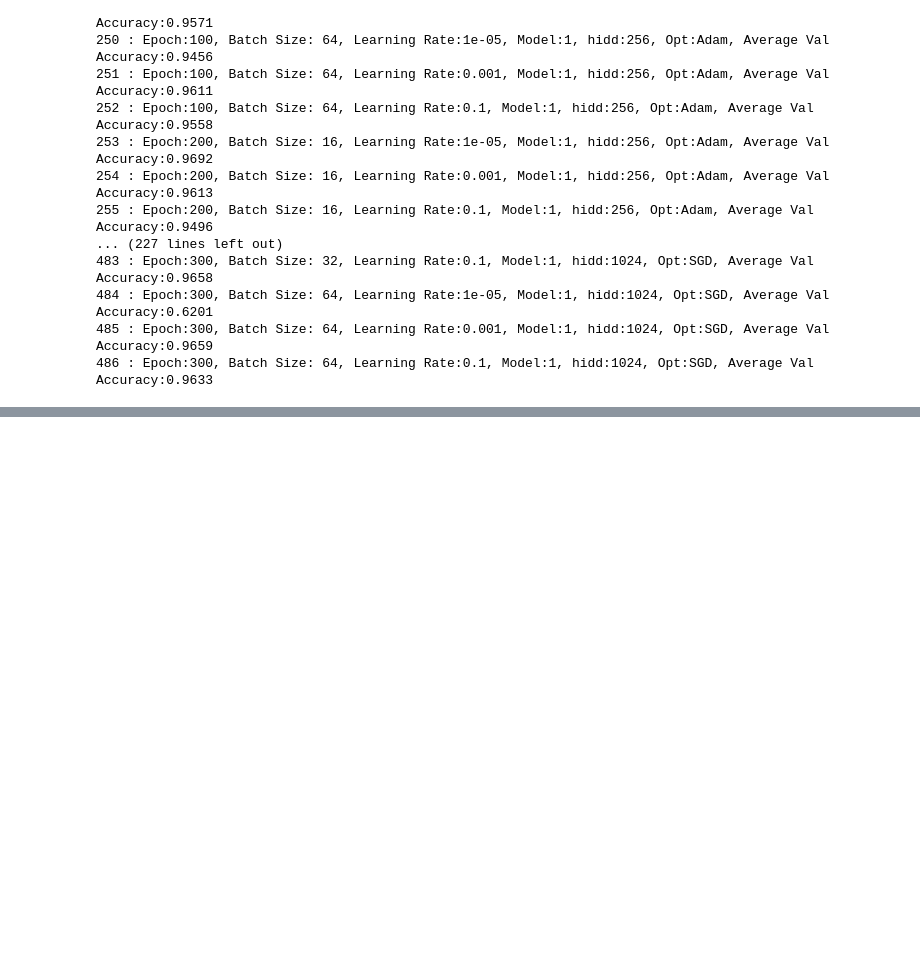
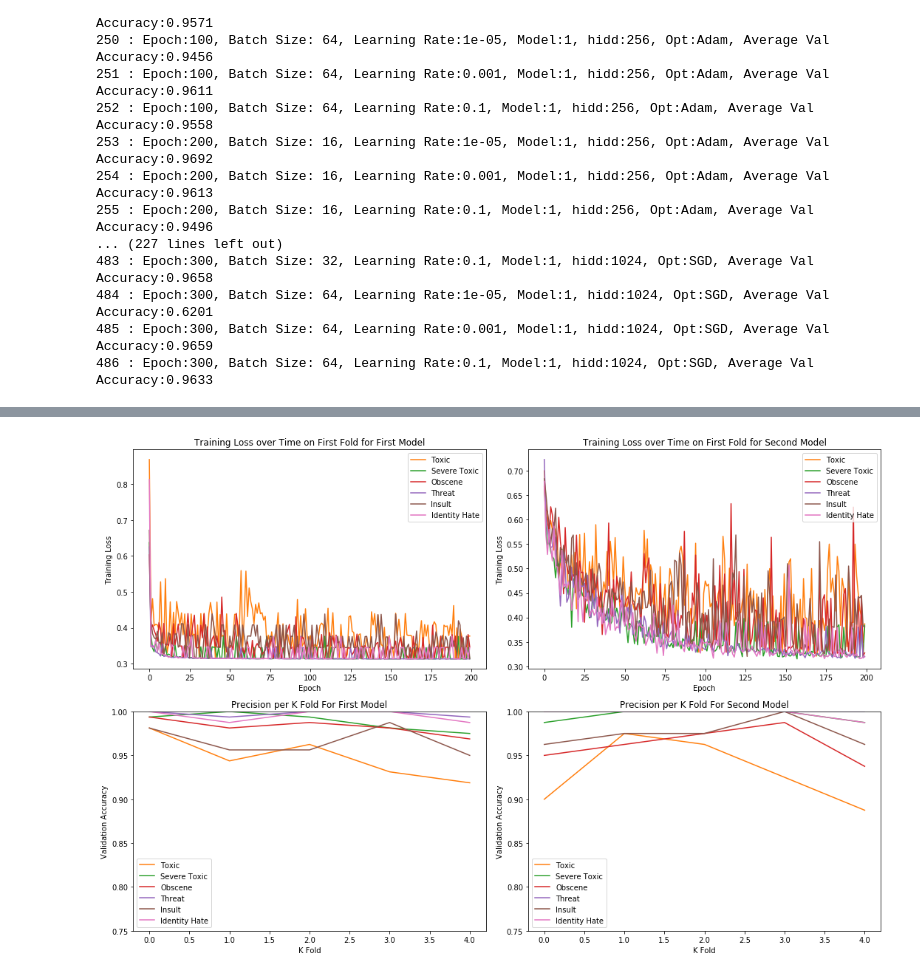
Before and after one commit to taichouhb/ToxicDetector, a Jupyter notebook: LogisticRegression.ipynb, the cells around one changed output, grey strips where cells are left out. Saved outputs shown, nothing was run; the diff lists cells and outputs as text; code cells hidden in the pictures; blank space fills up the shorter version.

Commit message:
Added progress on word embeddings. we are closing that one. also added final test phases for the two logistic regression models

```diff
--- a/LogisticRegression.ipynb
+++ b/LogisticRegression.ipynb
@@ -305,0 +330,60 @@ for mo in range(len(modelss)):
+# %%
+#Graph for validation accuracy for both models with best parameters
+import matplotlib.pyplot as plt
+m1 = (200, 32, 0.001, 0, 1024, 1)
+m2 = (200, 16, 1e-05, 1, 1024, 1)
+
+fig1, ax1 = plt.subplots(nrows=2, ncols=2, figsize=(15,10))
+
+ax1[0,0].plot(range(len(allTrainingLoss[m1][0][0])), allTrainingLoss[m1][0][0], 'C1', label='Toxic')
+ax1[0,0].plot(range(len(allTrainingLoss[m1][0][0])), allTrainingLoss[m1][0][1], 'C2', label='Severe Toxic')
+ax1[0,0].plot(range(len(allTrainingLoss[m1][0][0])), allTrainingLoss[m1][0][2], 'C3', label='Obscene')
+ax1[0,0].plot(range(len(allTrainingLoss[m1][0][0])), allTrainingLoss[m1][0][3], 'C4', label='Threat')
+ax1[0,0].plot(range(len(allTrainingLoss[m1][0][0])), allTrainingLoss[m1][0][4], 'C5', label='Insult')
+ax1[0,0].plot(range(len(allTrainingLoss[m1][0][0])), allTrainingLoss[m1][0][5], 'C6', label='Identity Hate')
+ax1[0,0].set_xlabel('Epoch')
+ax1[0,0].set_ylabel('Training Loss')
+ax1[0,0].set_title('Training Loss over Time on First Fold for First Model')
+ax1[0,0].legend()
+
+ax1[0,1].plot(range(len(allTrainingLoss[m2][0][0])), allTrainingLoss[m2][0][0], 'C1', label='Toxic')
+ax1[0,1].plot(range(len(allTrainingLoss[m2][0][0])), allTrainingLoss[m2][0][1], 'C2', label='Severe Toxic')
+ax1[0,1].plot(range(len(allTrainingLoss[m2][0][0])), allTrainingLoss[m2][0][2], 'C3', label='Obscene')
+ax1[0,1].plot(range(len(allTrainingLoss[m2][0][0])), allTrainingLoss[m2][0][3], 'C4', label='Threat')
+ax1[0,1].plot(range(len(allTrainingLoss[m2][0][0])), allTrainingLoss[m2][0][4], 'C5', label='Insult')
+ax1[0,1].plot(range(len(allTrainingLoss[m2][0][0])), allTrainingLoss[m2][0][5], 'C6', label='Identity Hate')
+ax1[0,1].set_xlabel('Epoch')
+ax1[0,1].set_ylabel('Training Loss')
+ax1[0,1].set_title('Training Loss over Time on First Fold for Second Model')
+ax1[0,1].legend()
+
+
+ax1[1,0].plot(range(len(allAccuracy[m1])), allAccuracy[m1][:,0], 'C1', label='Toxic')
+ax1[1,0].plot(range(len(allAccuracy[m1])), allAccuracy[m1][:,1], 'C2', label='Severe Toxic')
+ax1[1,0].plot(range(len(allAccuracy[m1])), allAccuracy[m1][:,2], 'C3', label='Obscene')
+ax1[1,0].plot(range(len(allAccuracy[m1])), allAccuracy[m1][:,3], 'C4', label='Threat')
+ax1[1,0].plot(range(len(allAccuracy[m1])), allAccuracy[m1][:,4], 'C5', label='Insult')
+ax1[1,0].plot(range(len(allAccuracy[m1])), allAccuracy[m1][:,5], 'C6', label='Identity Hate')
+ax1[1,0].set_xlabel('K Fold')
+ax1[1,0].set_ylabel('Validation Accuracy')
+ax1[1,0].set_title('Precision per K Fold For First Model')
+ax1[1,0].set_ylim([0.75,1])
+ax1[1,0].legend()
+
+
+ax1[1,1].plot(range(len(allAccuracy[m2])), allAccuracy[m2][:,0], 'C1', label='Toxic')
+ax1[1,1].plot(range(len(allAccuracy[m2])), allAccuracy[m2][:,1], 'C2', label='Severe Toxic')
+ax1[1,1].plot(range(len(allAccuracy[m2])), allAccuracy[m2][:,2], 'C3', label='Obscene')
+ax1[1,1].plot(range(len(allAccuracy[m2])), allAccuracy[m2][:,3], 'C4', label='Threat')
+ax1[1,1].plot(range(len(allAccuracy[m2])), allAccuracy[m2][:,4], 'C5', label='Insult')
+ax1[1,1].plot(range(len(allAccuracy[m2])), allAccuracy[m2][:,5], 'C6', label='Identity Hate')
+ax1[1,1].set_xlabel('K Fold')
+ax1[1,1].set_ylabel('Validation Accuracy')
+ax1[1,1].set_title('Precision per K Fold For Second Model')
+ax1[1,1].set_ylim([0.75,1])
+ax1[1,1].legend()
+
+fig1.tight_layout()
+plt.show()
+# %% [output]
+[figure, added]
```
Also changed, not shown: parts of 7 cells of this notebook, 2 other files.
